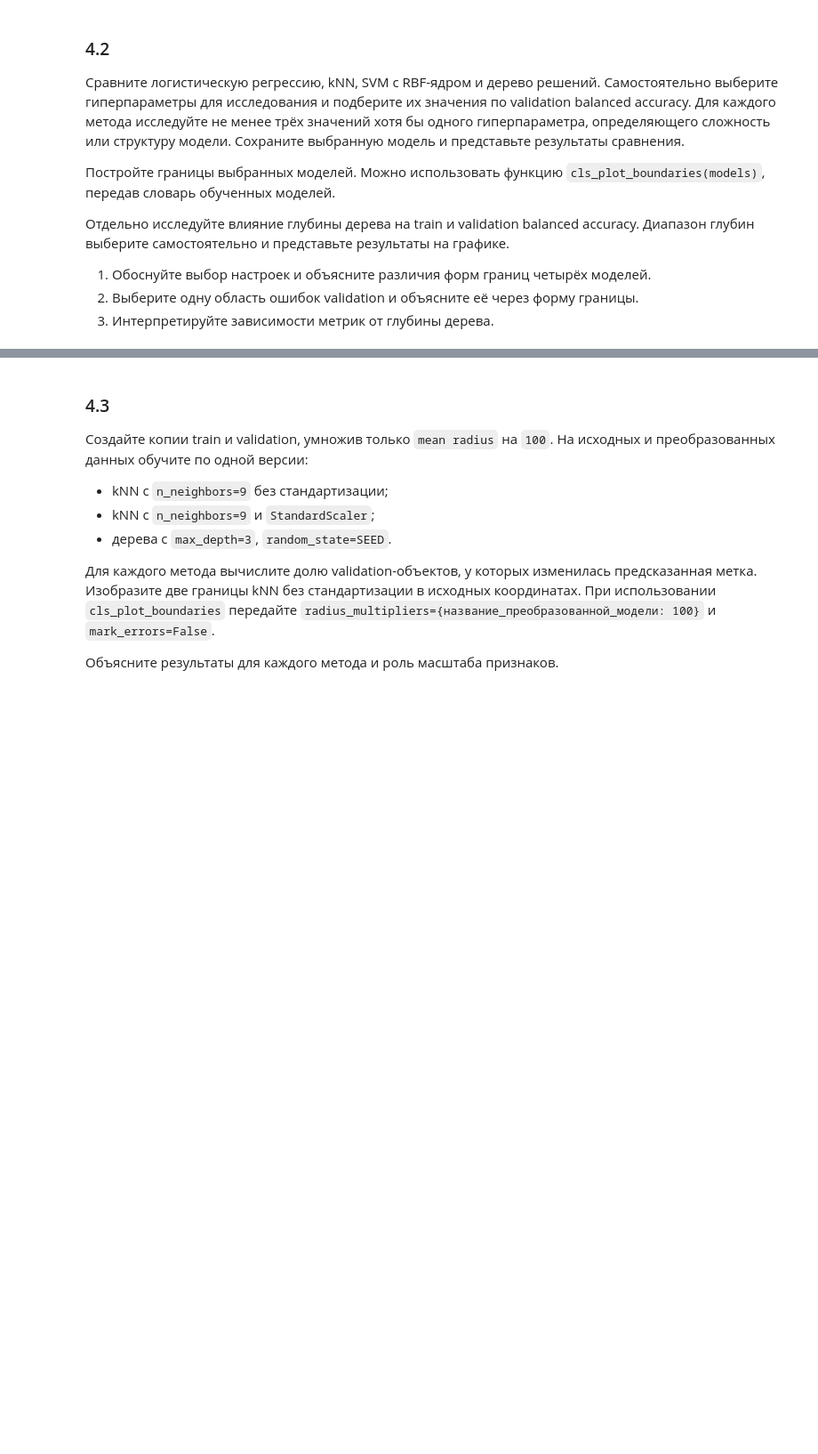
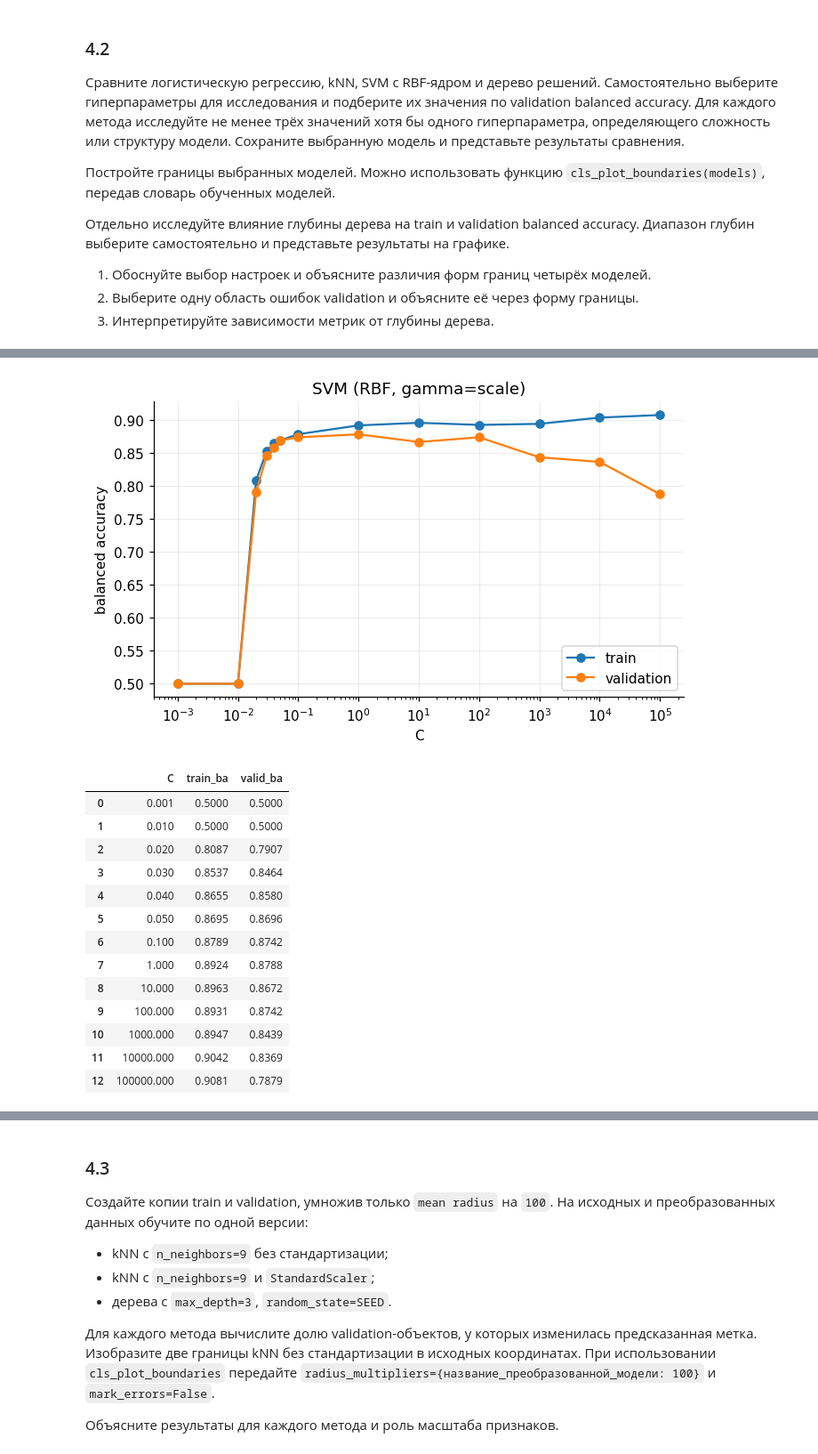
Before and after one commit to Abrackadabrr/machine_learning_practice, a Jupyter notebook: hometask/autumn_semester/task_1/hw1_student.ipynb, the cells around one changed output, grey strips where cells are left out. Shown at 89% size. Cells and saved outputs as stored; diff of their text form; code cells hidden in the pictures; blank space fills up the shorter version.

```diff
--- a/hometask/autumn_semester/task_1/hw1_student.ipynb
+++ b/hometask/autumn_semester/task_1/hw1_student.ipynb
@@ -777,0 +965,39 @@ $\mathrm{BA}=(\mathrm{recall}_0+\mathrm{recall}_1)/2$.
+# %%
+# SVM с RBF-ядром: меняем C (штраф за ошибки).
+rows = []
+for C in [1e-3, 0.01, 0.02, 0.03, 0.04, 0.05, 0.1, 1, 10, 100, 1000, 1e4, 1e5]:
+    model = Pipeline([
+        ("scaler", StandardScaler()),
+        ("classifier", SVC(kernel="rbf", C=C)),
+    ]).fit(cls_X_train, cls_y_train)
+    rows.append({
+        "C": C,
+        "train_ba": balanced_accuracy_score(cls_y_train, model.predict(cls_X_train)),
+        "valid_ba": balanced_accuracy_score(cls_y_val, model.predict(cls_X_val)),
+        "fitted": model,
+    })
+
+# Сохраняем модель с лучшим результатом на validation.
+cls_42_results["SVM"] = pd.DataFrame(rows)
+cls_42_best["SVM"] = cls_42_results["SVM"].loc[
+    cls_42_results["SVM"]["valid_ba"].idxmax()
+]
+cls_42_models["SVM"] = cls_42_best["SVM"]["fitted"]
+cls_42_plot(cls_42_results["SVM"], "C", "SVM (RBF, gamma=scale)")
+display(cls_42_results["SVM"].drop(columns="fitted"))
+# %% [output]
+[figure, added]
+|  | C | train_ba | valid_ba |
+| 0 | 0.001 | 0.5000 | 0.5000 |
+| 1 | 0.010 | 0.5000 | 0.5000 |
+| 2 | 0.020 | 0.8087 | 0.7907 |
+| 3 | 0.030 | 0.8537 | 0.8464 |
+| 4 | 0.040 | 0.8655 | 0.8580 |
+| 5 | 0.050 | 0.8695 | 0.8696 |
+| 6 | 0.100 | 0.8789 | 0.8742 |
+| 7 | 1.000 | 0.8924 | 0.8788 |
+| 8 | 10.000 | 0.8963 | 0.8672 |
+| 9 | 100.000 | 0.8931 | 0.8742 |
+| 10 | 1000.000 | 0.8947 | 0.8439 |
+| 11 | 10000.000 | 0.9042 | 0.8369 |
+| 12 | 100000.000 | 0.9081 | 0.7879 |
```
Also changed, not shown: parts of 21 cells of this notebook.
